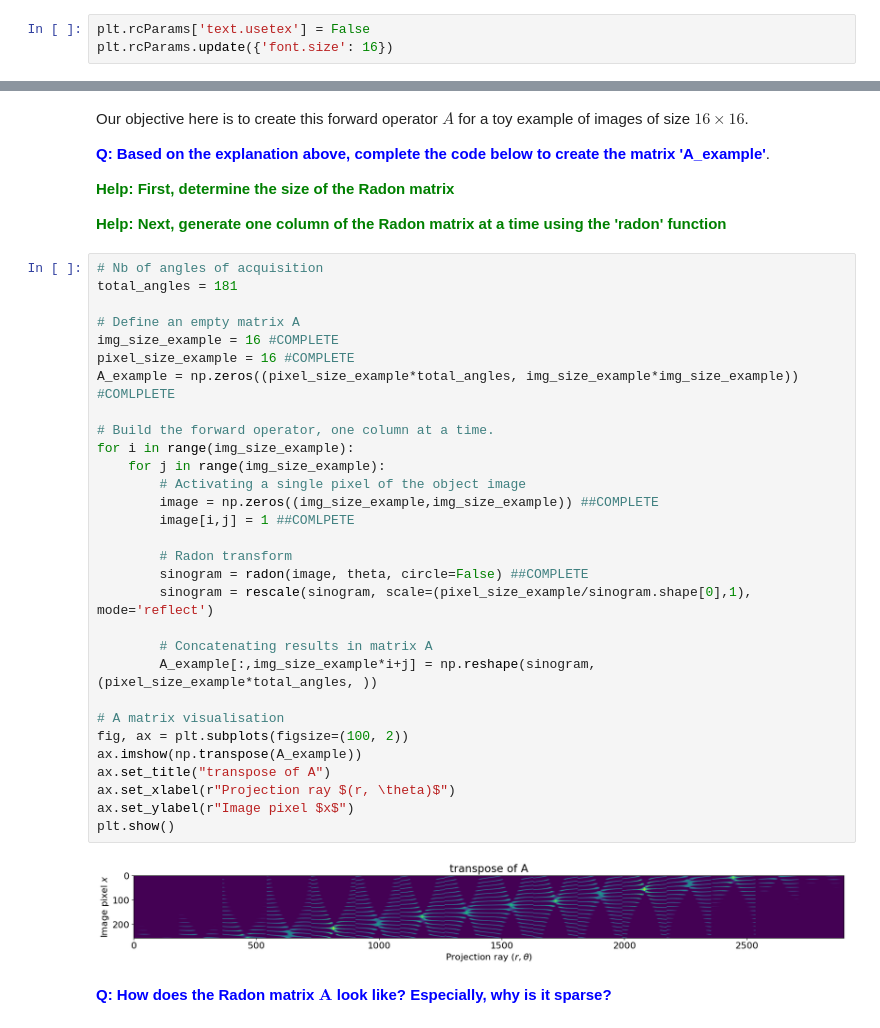
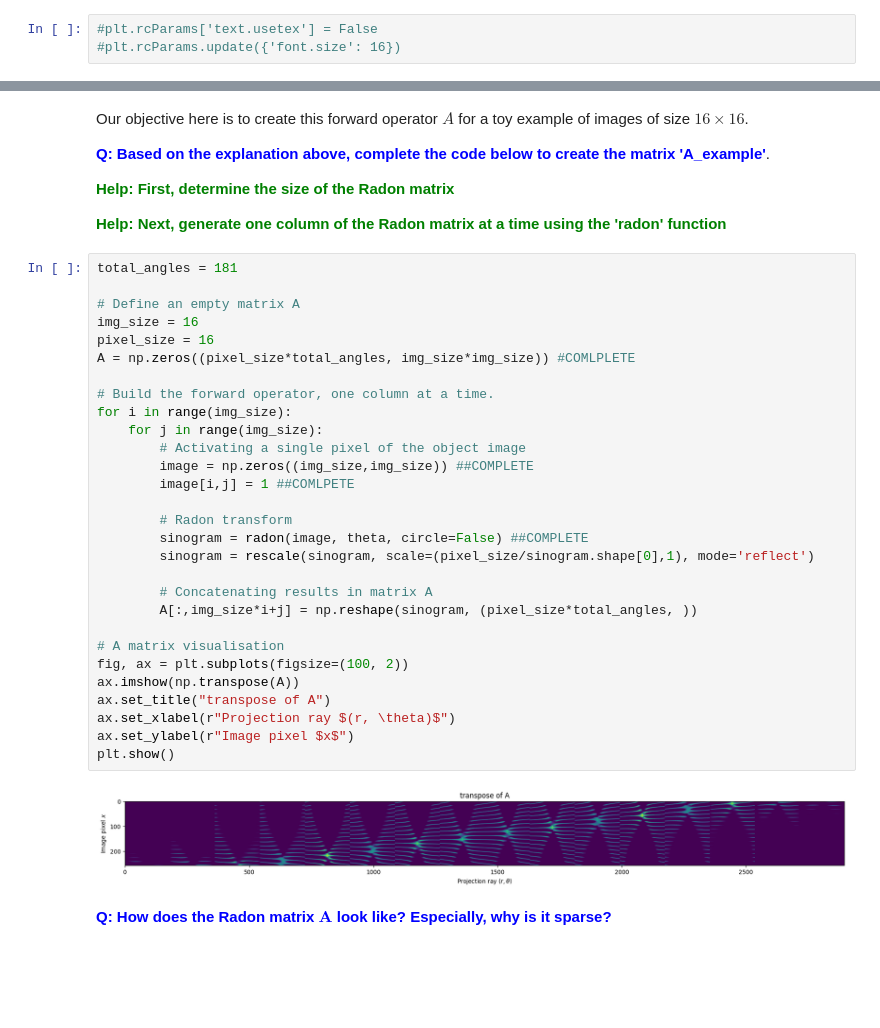
Before and after one commit to openspyrit/spyrit-examples, a Jupyter notebook: dev/2023_DLMIS/main_with_answers.ipynb, the cells around one changed output, grey strips where cells are left out. Saved outputs shown, nothing was run; the diff lists cells and outputs as text; blank space fills up the shorter version.

```diff
--- a/dev/2023_DLMIS/main_with_answers.ipynb
+++ b/dev/2023_DLMIS/main_with_answers.ipynb
@@ -38,8 +46,8 @@ from skimage.data import shepp_logan_phantom
 from skimage.transform import radon, rescale
 import time
 # %%
-plt.rcParams['text.usetex'] = False
-plt.rcParams.update({'font.size': 16})
+#plt.rcParams['text.usetex'] = False
+#plt.rcParams.update({'font.size': 16})
 # %% [markdown]
 ## <span style="color:brown"> Parameters
 # %%
@@ -112,37 +120,36 @@ Our objective here is to create this forward operator $A$ for a toy example of i
 
 <font color='green'>**Help: Next, generate one column of the Radon matrix at a time using the 'radon' function**</font>
 # %%
-# Nb of angles of acquisition
 total_angles = 181
 
 # Define an empty matrix A
-img_size_example = 16 #COMPLETE
-pixel_size_example = 16 #COMPLETE
-A_example = np.zeros((pixel_size_example*total_angles, img_size_example*img_size_example)) #COMLPLETE
+img_size = 16
+pixel_size = 16
+A = np.zeros((pixel_size*total_angles, img_size*img_size)) #COMLPLETE
 
 # Build the forward operator, one column at a time.
-for i in range(img_size_example):
-    for j in range(img_size_example):
+for i in range(img_size):
+    for j in range(img_size):
         # Activating a single pixel of the object image
-        image = np.zeros((img_size_example,img_size_example)) ##COMPLETE
+        image = np.zeros((img_size,img_size)) ##COMPLETE
         image[i,j] = 1 ##COMLPETE
 
         # Radon transform
         sinogram = radon(image, theta, circle=False) ##COMPLETE
-        sinogram = rescale(sinogram, scale=(pixel_size_example/sinogram.shape[0],1), mode='reflect')
+        sinogram = rescale(sinogram, scale=(pixel_size/sinogram.shape[0],1), mode='reflect')
 
         # Concatenating results in matrix A
-        A_example[:,img_size_example*i+j] = np.reshape(sinogram, (pixel_size_example*total_angles, ))
+        A[:,img_size*i+j] = np.reshape(sinogram, (pixel_size*total_angles, ))
 
 # A matrix visualisation
 fig, ax = plt.subplots(figsize=(100, 2))
-ax.imshow(np.transpose(A_example))
+ax.imshow(np.transpose(A))
 ax.set_title("transpose of A")
 ax.set_xlabel(r"Projection ray $(r, \theta)$")
 ax.set_ylabel(r"Image pixel $x$")
 plt.show()
 # %% [output]
-[figure, old version]
+[figure, new version]
 # %% [markdown]
 <font color='blue'> **Q: How does the Radon matrix $\mathbf{A}$ look like? Especially, why is it sparse?**</font>
 # %% [markdown]
```
Also changed, not shown: parts of 40 cells of this notebook, 8 other files.
